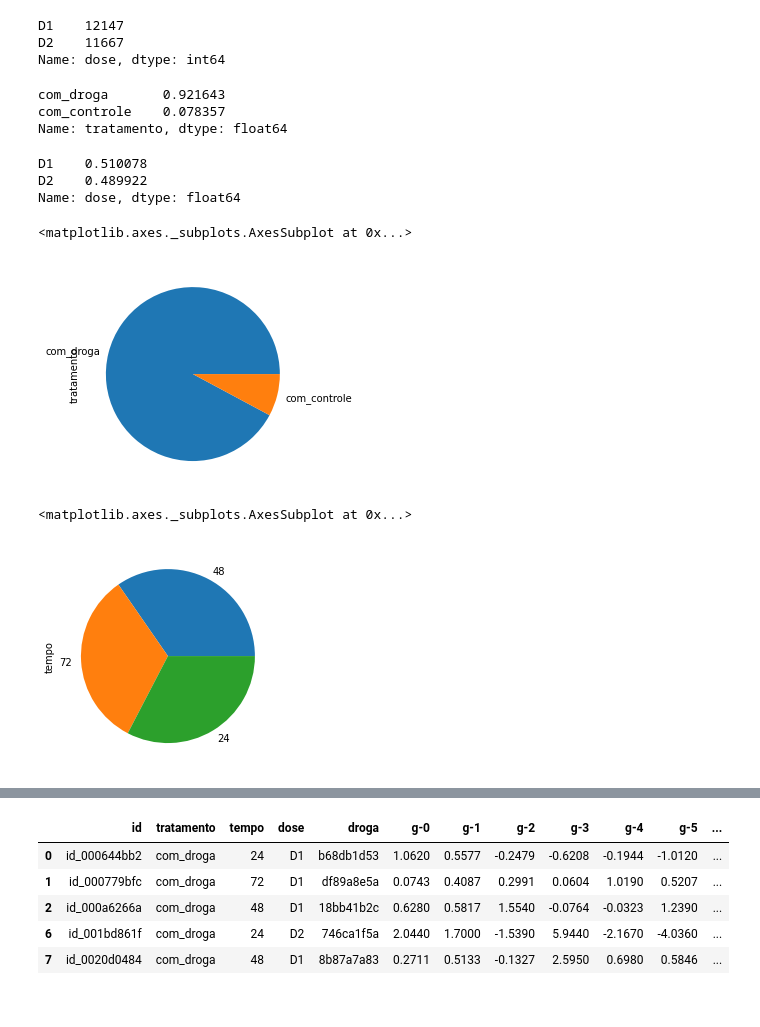
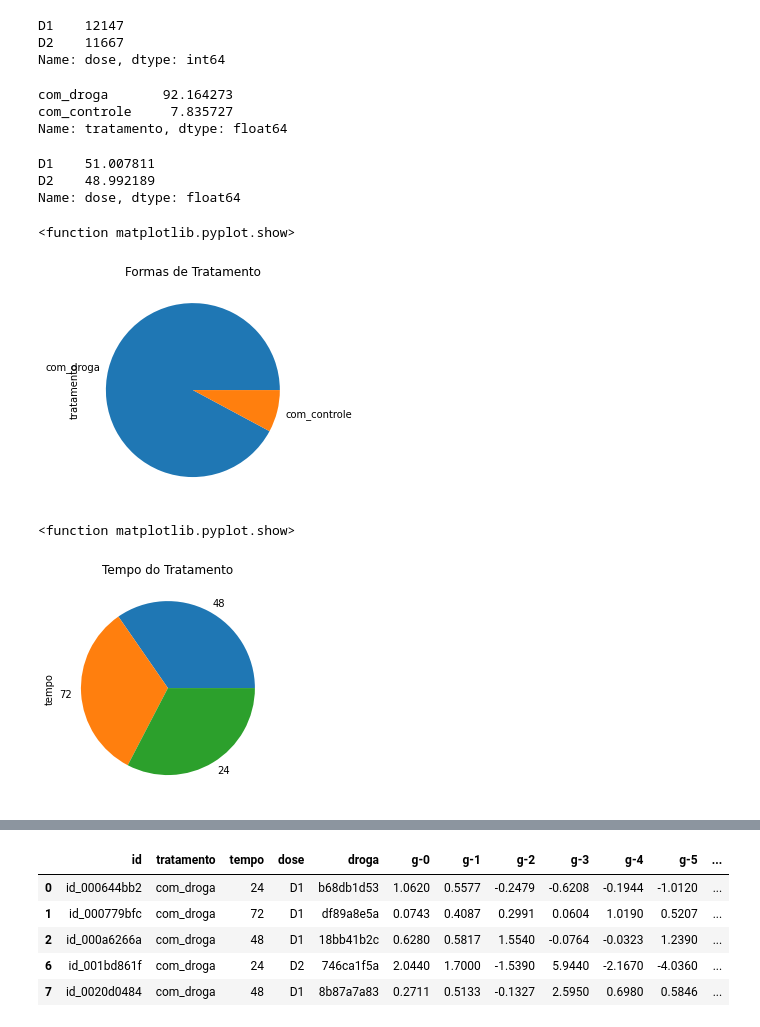
Before and after one commit to jpbo95/Imersao_dados_Alura, a Jupyter notebook: Imersao_dados_Alura.ipynb, the cells around one changed output, grey strips where cells are left out. Drawn from its saved outputs; the diff is of its cells as text; code cells hidden in the pictures.

```diff
--- a/Imersao_dados_Alura.ipynb
+++ b/Imersao_dados_Alura.ipynb
@@ -107,25 +107,29 @@ dados['dose'].value_counts()
 D1    12147
 D2    11667
 Name: dose, dtype: int64
-# %%
-dados['tratamento'].value_counts(normalize = True)
-# %% [output]
-com_droga       0.921643
-com_controle    0.078357
-Name: tratamento, dtype: float64
-# %%
-dados['dose'].value_counts(normalize = True)
-# %% [output]
-D1    0.510078
-D2    0.489922
-Name: dose, dtype: float64
+# %%
+dados['tratamento'].value_counts(normalize = True)*100 #mostra a porcentagem de cada tratamento (Com droga 92,16% e com tratamento 7,83%)
+# %% [output]
+com_droga       92.164273
+com_controle     7.835727
+Name: tratamento, dtype: float64
+# %%
+dados['dose'].value_counts(normalize = True)*100 #mostra a porcentagem de cada dose (D1 51,01% e D2 48,99%)
+# %% [output]
+D1    51.007811
+D2    48.992189
+Name: dose, dtype: float64
 # %%
 dados['tratamento'].value_counts().plot.pie()
+plt.title('Formas de Tratamento')
+plt.show
 # %% [output]
-<matplotlib.axes._subplots.AxesSubplot at 0x...>
+<function matplotlib.pyplot.show>
-[figure, old version]
+[figure, new version]
 # %%
 dados['tempo'].value_counts().plot.pie()
+plt.title('Tempo do Tratamento')
+plt.show
 # %% [output]
-<matplotlib.axes._subplots.AxesSubplot at 0x...>
+<function matplotlib.pyplot.show>
-[figure, old version]
+[figure, new version]
```
Also changed, not shown: parts of 8 cells of this notebook.
